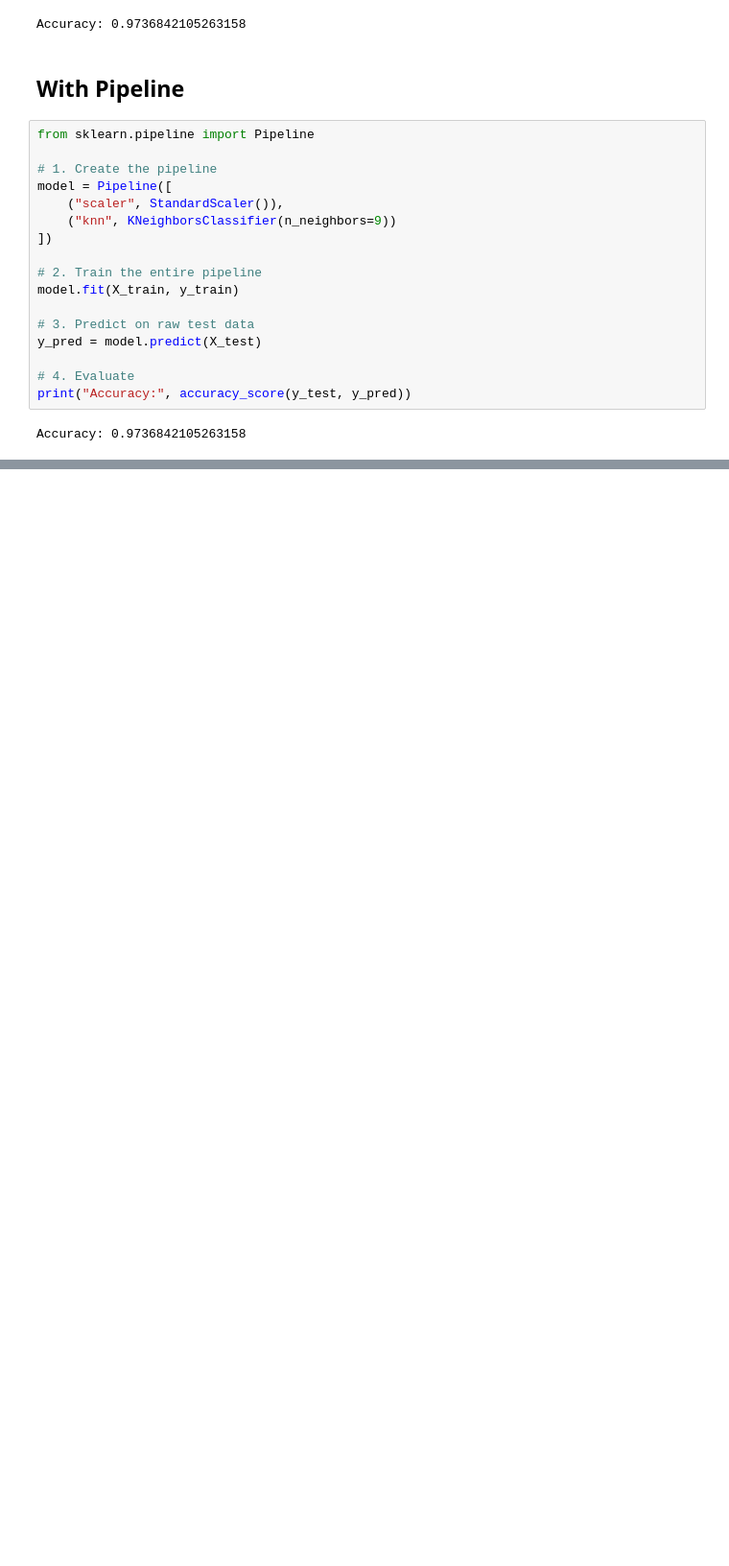
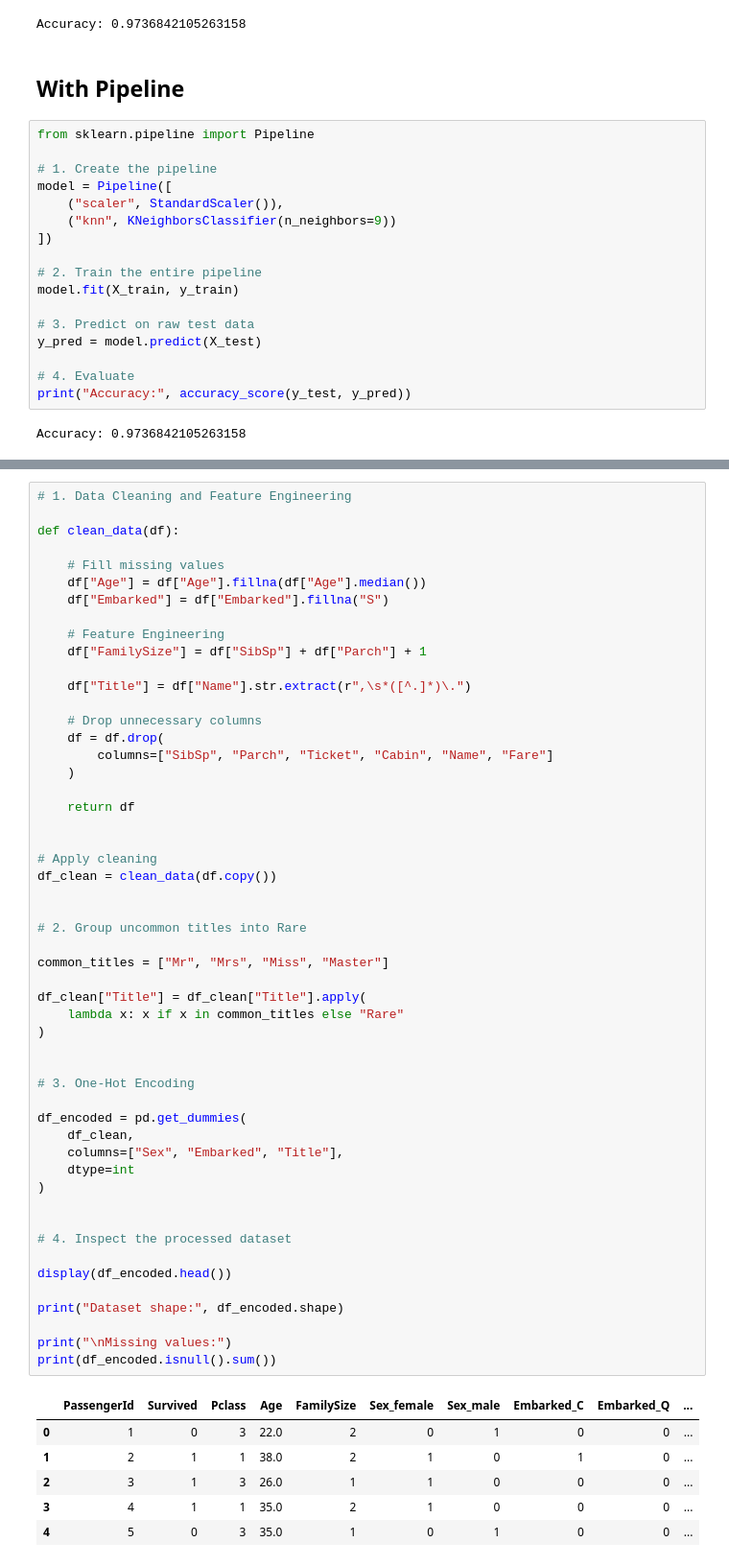
Before and after one commit to Zarif-451/Machine-Learning, a Jupyter notebook: Scikit-Learn/Scikit-Learn (Supervised ML)/classification.ipynb, the cells around one changed output, grey strips where cells are left out. Shown at 96% size. Saved outputs shown, nothing was run; the diff lists cells and outputs as text; blank space fills up the shorter version.

```diff
--- a/Scikit-Learn/Scikit-Learn (Supervised ML)/classification.ipynb
+++ b/Scikit-Learn/Scikit-Learn (Supervised ML)/classification.ipynb
@@ -3316,0 +3831,59 @@ Accuracy: 0.9736842105263158
+# %%
+# 1. Data Cleaning and Feature Engineering
+
+def clean_data(df):
+
+    # Fill missing values
+    df["Age"] = df["Age"].fillna(df["Age"].median())
+    df["Embarked"] = df["Embarked"].fillna("S")
+
+    # Feature Engineering
+    df["FamilySize"] = df["SibSp"] + df["Parch"] + 1
+
+    df["Title"] = df["Name"].str.extract(r",\s*([^.]*)\.")
+
+    # Drop unnecessary columns
+    df = df.drop(
+        columns=["SibSp", "Parch", "Ticket", "Cabin", "Name", "Fare"]
+    )
+
+    return df
+
+
+# Apply cleaning
+df_clean = clean_data(df.copy())
+
+
+# 2. Group uncommon titles into Rare
+
+common_titles = ["Mr", "Mrs", "Miss", "Master"]
+
+df_clean["Title"] = df_clean["Title"].apply(
+    lambda x: x if x in common_titles else "Rare"
+)
+
+
+# 3. One-Hot Encoding
+
+df_encoded = pd.get_dummies(
+    df_clean,
+    columns=["Sex", "Embarked", "Title"],
+    dtype=int
+)
+
+
+# 4. Inspect the processed dataset
+
+display(df_encoded.head())
+
+print("Dataset shape:", df_encoded.shape)
+
+print("\nMissing values:")
+print(df_encoded.isnull().sum())
+# %% [output]
+|  | PassengerId | Survived | Pclass | Age | FamilySize | Sex_female | Sex_male | Embarked_C | Embarked_Q | ... |
+| 0 | 1 | 0 | 3 | 22.0 | 2 | 0 | 1 | 0 | 0 | ... |
+| 1 | 2 | 1 | 1 | 38.0 | 2 | 1 | 0 | 1 | 0 | ... |
+| 2 | 3 | 1 | 3 | 26.0 | 1 | 1 | 0 | 0 | 0 | ... |
+| 3 | 4 | 1 | 1 | 35.0 | 2 | 1 | 0 | 0 | 0 | ... |
+| 4 | 5 | 0 | 3 | 35.0 | 1 | 0 | 1 | 0 | 0 | ... |
```
Also changed, not shown: parts of 15 cells of this notebook.
